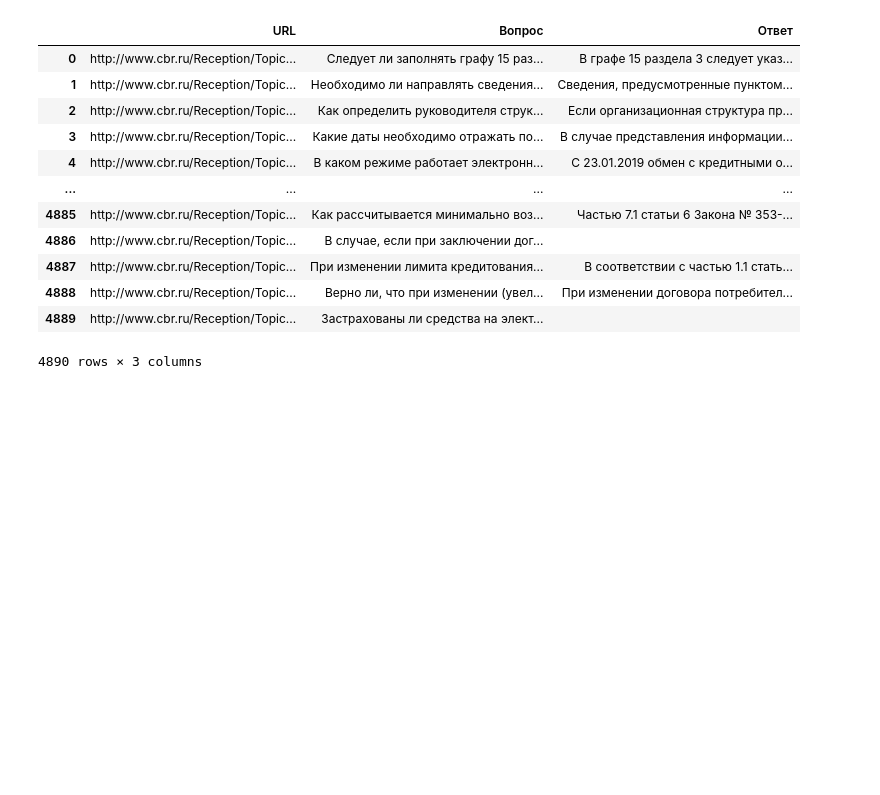
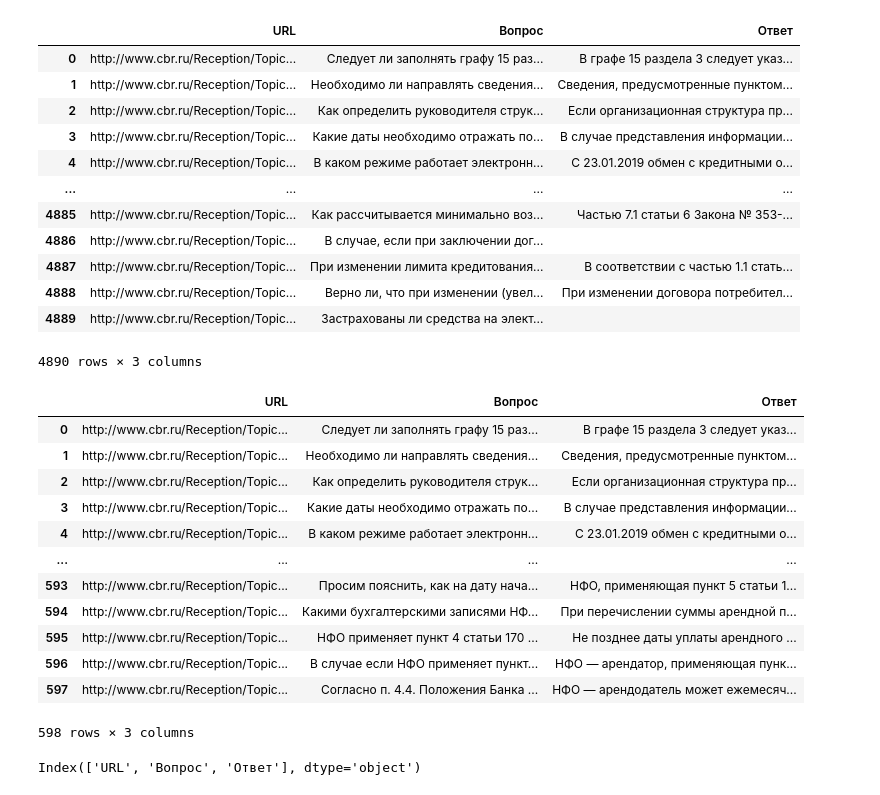
Before and after one commit to Exampleforyou/hackathon, a Jupyter notebook: main.ipynb, the cells around one changed output. Saved outputs shown, nothing was run; the diff lists cells and outputs as text; code cells hidden in the pictures; blank space fills up the shorter version.

```diff
--- a/main.ipynb
+++ b/main.ipynb
@@ -69,0 +70,24 @@ df.to_csv('cbr_db.csv', mode='a', index=False, header=False)
+# %%
+df2 = pd.read_csv("cbr_db.csv")
+df.iloc[:598]
+# %% [output]
+|  | URL | Вопрос | Ответ |
+| 0 | http://www.cbr.ru/Reception/Topic... | Следует ли заполнять графу 15 раз... | В графе 15 раздела 3 следует указ... |
+| 1 | http://www.cbr.ru/Reception/Topic... | Необходимо ли направлять сведения... | Сведения, предусмотренные пунктом... |
+| 2 | http://www.cbr.ru/Reception/Topic... | Как определить руководителя струк... | Если организационная структура пр... |
+| 3 | http://www.cbr.ru/Reception/Topic... | Какие даты необходимо отражать по... | В случае представления информации... |
+| 4 | http://www.cbr.ru/Reception/Topic... | В каком режиме работает электронн... | С 23.01.2019 обмен с кредитными о... |
+| ... | ... | ... | ... |
+| 593 | http://www.cbr.ru/Reception/Topic... | Просим пояснить, как на дату нача... | НФО, применяющая пункт 5 статьи 1... |
+| 594 | http://www.cbr.ru/Reception/Topic... | Какими бухгалтерскими записями НФ... | При перечислении суммы арендной п... |
+| 595 | http://www.cbr.ru/Reception/Topic... | НФО применяет пункт 4 статьи 170 ... | Не позднее даты уплаты арендного ... |
+| 596 | http://www.cbr.ru/Reception/Topic... | В случае если НФО применяет пункт... | НФО — арендатор, применяющая пунк... |
+| 597 | http://www.cbr.ru/Reception/Topic... | Согласно п. 4.4. Положения Банка ... | НФО — арендодатель может ежемесяч... |
+598 rows × 3 columns
+# %%
+data = df.copy()
+data = df.iloc[:4629]
+data.to_csv("cbr_db3.csv")
+data.select_dtypes(include=['object']).columns
+# %% [output]
+Index(['URL', 'Вопрос', 'Ответ'], dtype='object')
```
Also changed, not shown: parts of 4 cells of this notebook, 1 other file.
